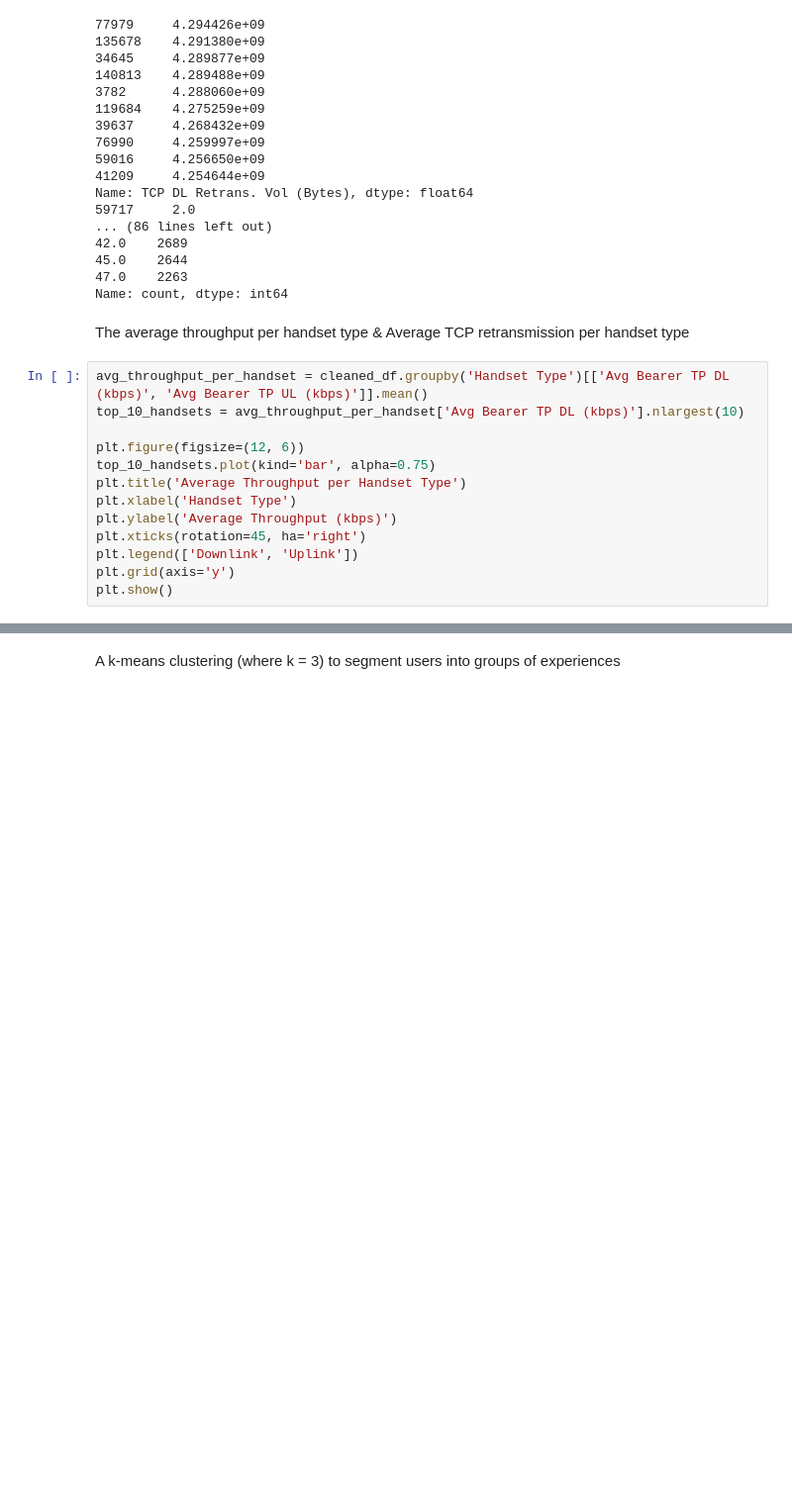
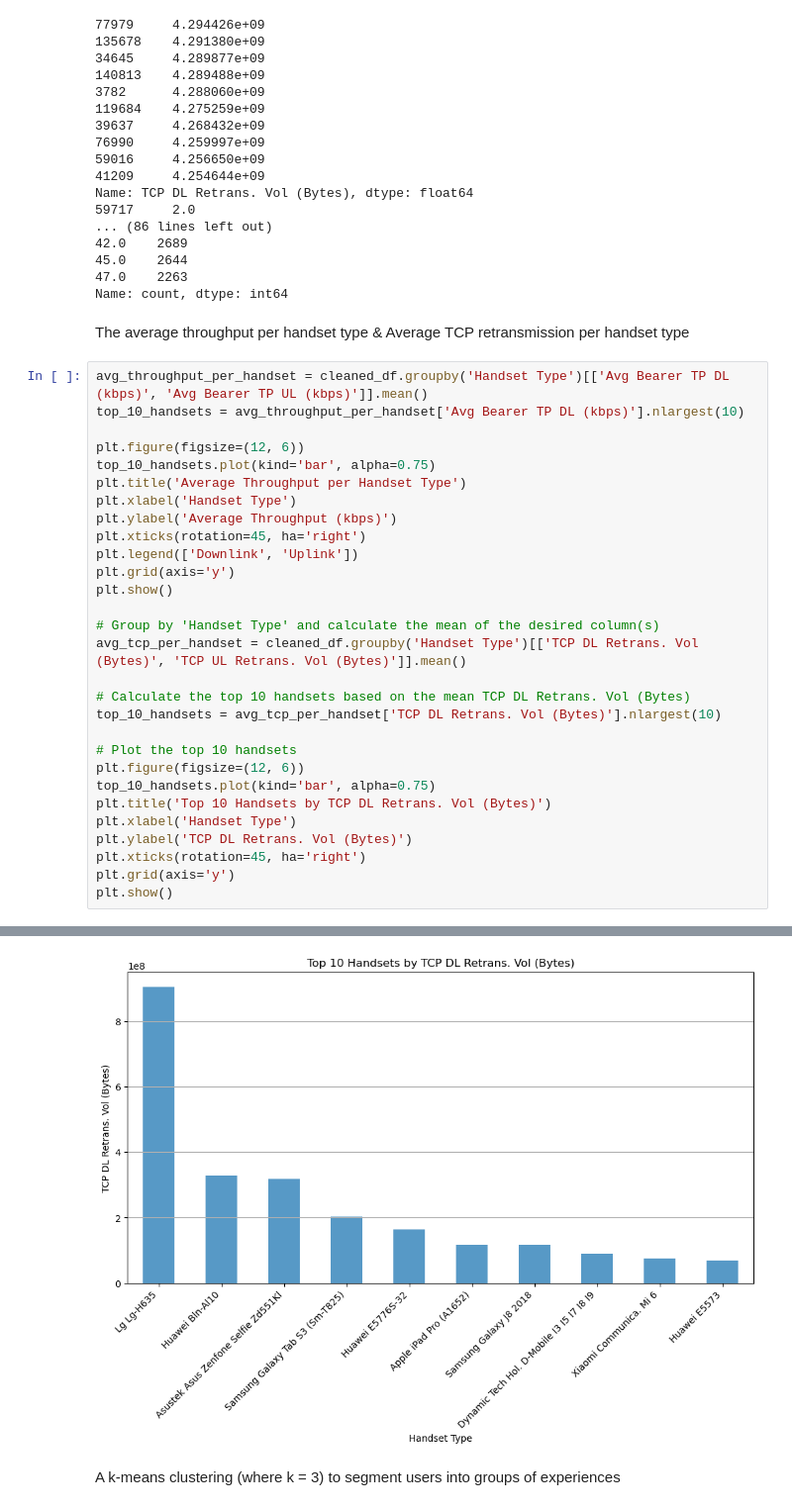
Before and after one commit to cheronodaisy/user-analytics-week1, a Jupyter notebook: notebooks/task_4.ipynb, the cells around one changed output, grey strips where cells are left out. Shown at 99% size. Drawn from its saved outputs; the diff is of its cells as text; blank space fills up the shorter version.

Commit message:
Add visualization

```diff
--- a/notebooks/task_4.ipynb
+++ b/notebooks/task_4.ipynb
@@ -174,18 +174,35 @@ The average throughput  per handset type & Average TCP retransmission per handse
 # %%
 avg_throughput_per_handset = cleaned_df.groupby('Handset Type')[['Avg Bearer TP DL (kbps)', 'Avg Bearer TP UL (kbps)']].mean()
 top_10_handsets = avg_throughput_per_handset['Avg Bearer TP DL (kbps)'].nlargest(10)
 
 plt.figure(figsize=(12, 6))
 top_10_handsets.plot(kind='bar', alpha=0.75)
 plt.title('Average Throughput per Handset Type')
 plt.xlabel('Handset Type')
 plt.ylabel('Average Throughput (kbps)')
 plt.xticks(rotation=45, ha='right')
 plt.legend(['Downlink', 'Uplink'])
 plt.grid(axis='y')
 plt.show()
+
+# Group by 'Handset Type' and calculate the mean of the desired column(s)
+avg_tcp_per_handset = cleaned_df.groupby('Handset Type')[['TCP DL Retrans. Vol (Bytes)', 'TCP UL Retrans. Vol (Bytes)']].mean()
+
+# Calculate the top 10 handsets based on the mean TCP DL Retrans. Vol (Bytes)
+top_10_handsets = avg_tcp_per_handset['TCP DL Retrans. Vol (Bytes)'].nlargest(10)
+
+# Plot the top 10 handsets
+plt.figure(figsize=(12, 6))
+top_10_handsets.plot(kind='bar', alpha=0.75)
+plt.title('Top 10 Handsets by TCP DL Retrans. Vol (Bytes)')
+plt.xlabel('Handset Type')
+plt.ylabel('TCP DL Retrans. Vol (Bytes)')
+plt.xticks(rotation=45, ha='right')
+plt.grid(axis='y')
+plt.show()
 # %% [output]
 [figure]
+[figure, added]
 # %% [markdown]
 A k-means clustering (where k = 3) to segment users into groups of experiences
 # %%
```
Also changed, not shown: 1 other file.
